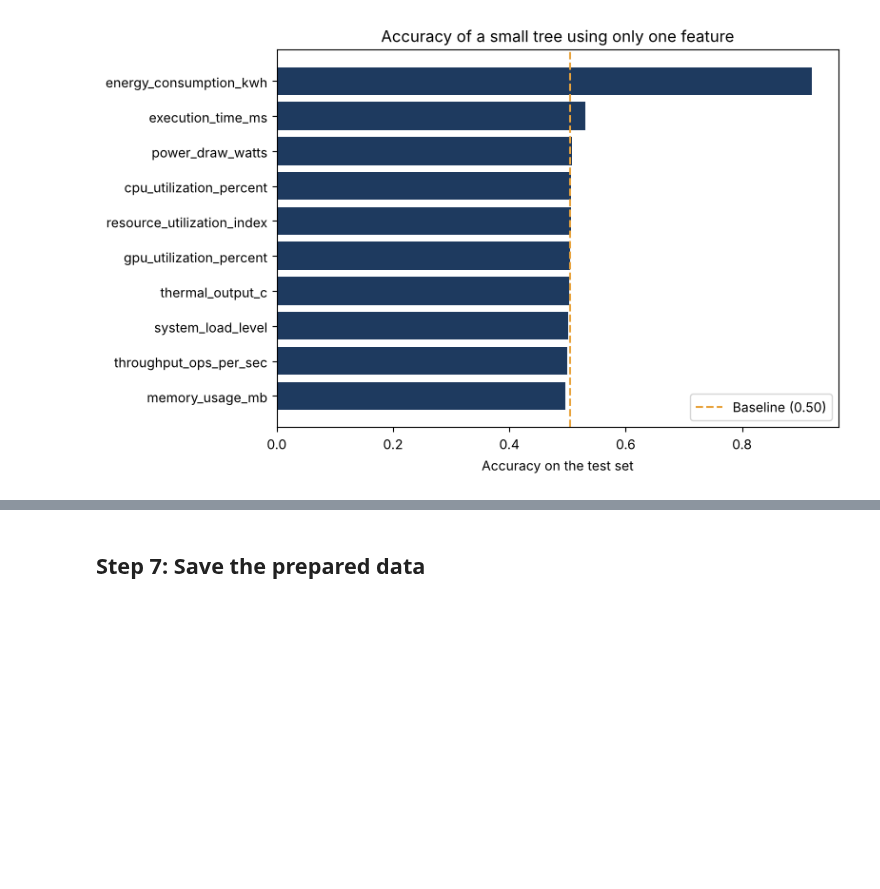
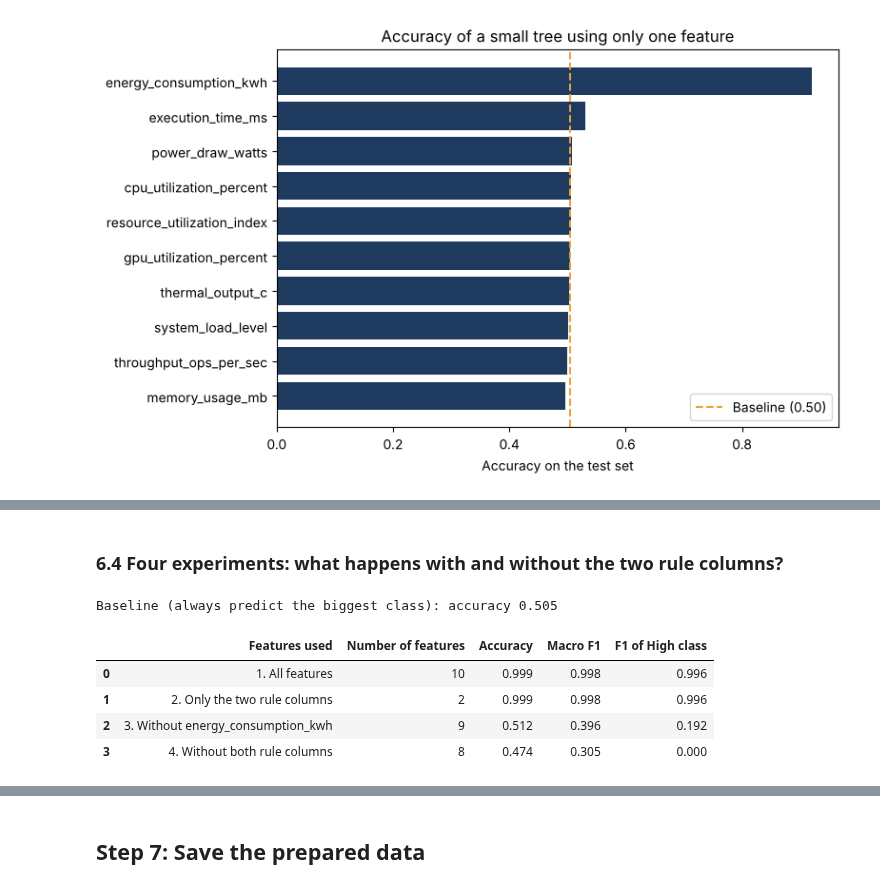
Before and after one commit to alaa23hassan1-boop/Energy-Efficient-AI-Performance, a Jupyter notebook: milestone-3-data-preparation/preparation_notebook.ipynb, the cells around one changed output, grey strips where cells are left out. Cells and saved outputs as stored; diff of their text form; code cells hidden in the pictures; blank space fills up the shorter version.

```diff
--- a/milestone-3-data-preparation/preparation_notebook.ipynb
+++ b/milestone-3-data-preparation/preparation_notebook.ipynb
@@ -309,0 +355,32 @@ To test the other option, set `DROP_SUSPECT_FEATURES = ["energy_consumption_kwh"
+# %% [markdown]
+### 6.4 Four experiments: what happens with and without the two rule columns?
+# %%
+# Train a Random Forest (200 trees) on four different sets of features and test it on the test set
+def run_experiment(name, cols):
+    model = RandomForestClassifier(n_estimators=200, random_state=RANDOM_STATE, n_jobs=-1)
+    model.fit(X_train[cols], y_train)
+    pred = model.predict(X_test[cols])
+    return {"Features used": name,
+            "Number of features": len(cols),
+            "Accuracy": accuracy_score(y_test, pred),
+            "Macro F1": f1_score(y_test, pred, average="macro"),
+            "F1 of High class": f1_score(y_test, pred, average=None, labels=[0, 1, 2])[2]}
+
+without_energy = [c for c in feature_cols if c != "energy_consumption_kwh"]
+without_both = [c for c in feature_cols if c not in rule_cols]
+
+experiments = pd.DataFrame([
+    run_experiment("1. All features", feature_cols),
+    run_experiment("2. Only the two rule columns", rule_cols),
+    run_experiment("3. Without energy_consumption_kwh", without_energy),
+    run_experiment("4. Without both rule columns", without_both),
+]).round(3)
+print(f"Baseline (always predict the biggest class): accuracy {baseline:.3f}")
+experiments
+# %% [output]
+Baseline (always predict the biggest class): accuracy 0.505
+|  | Features used | Number of features | Accuracy | Macro F1 | F1 of High class |
+| 0 | 1. All features | 10 | 0.999 | 0.998 | 0.996 |
+| 1 | 2. Only the two rule columns | 2 | 0.999 | 0.998 | 0.996 |
+| 2 | 3. Without energy_consumption_kwh | 9 | 0.512 | 0.396 | 0.192 |
+| 3 | 4. Without both rule columns | 8 | 0.474 | 0.305 | 0.000 |
```
Also changed, not shown: parts of 10 cells of this notebook, 3 other files.
